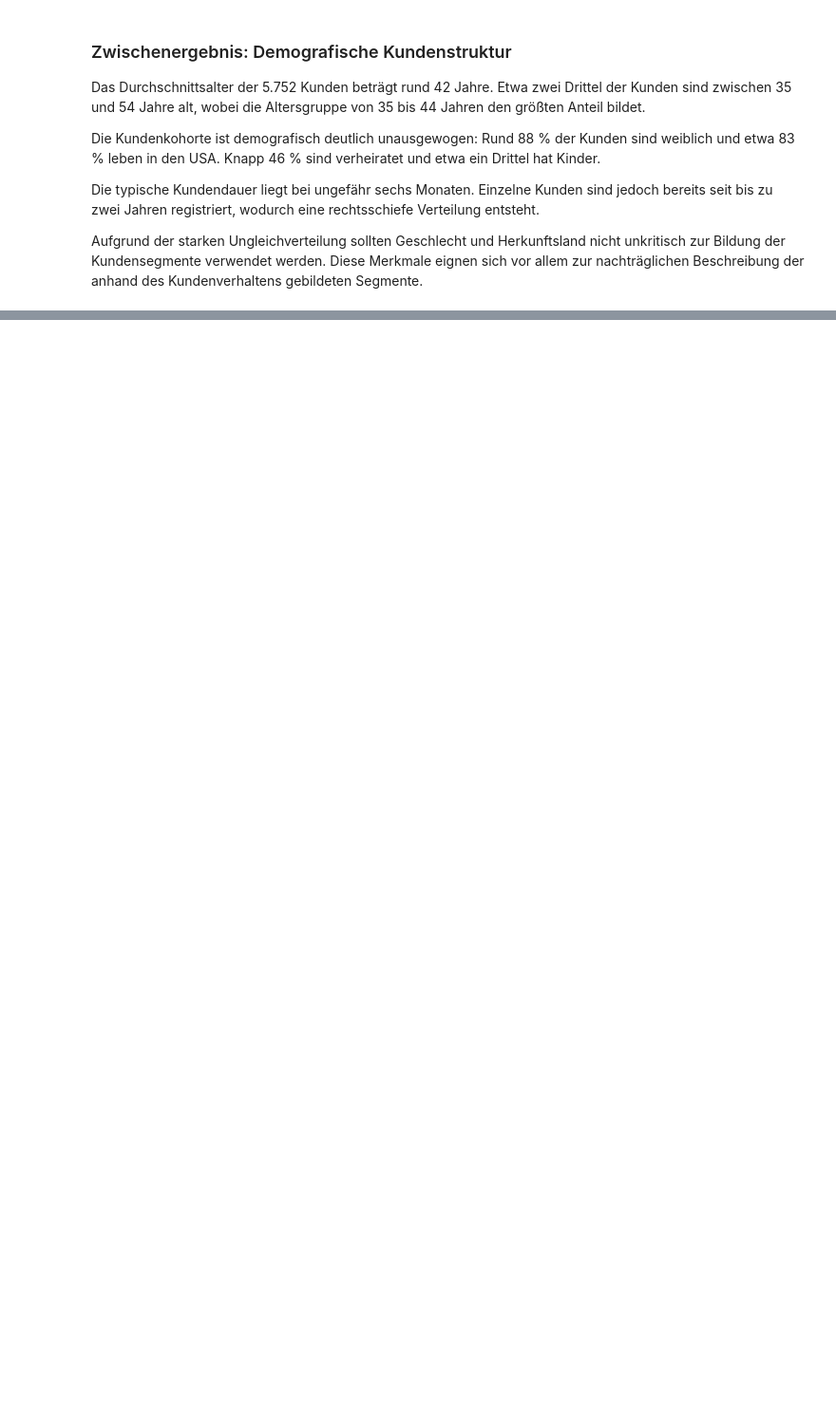
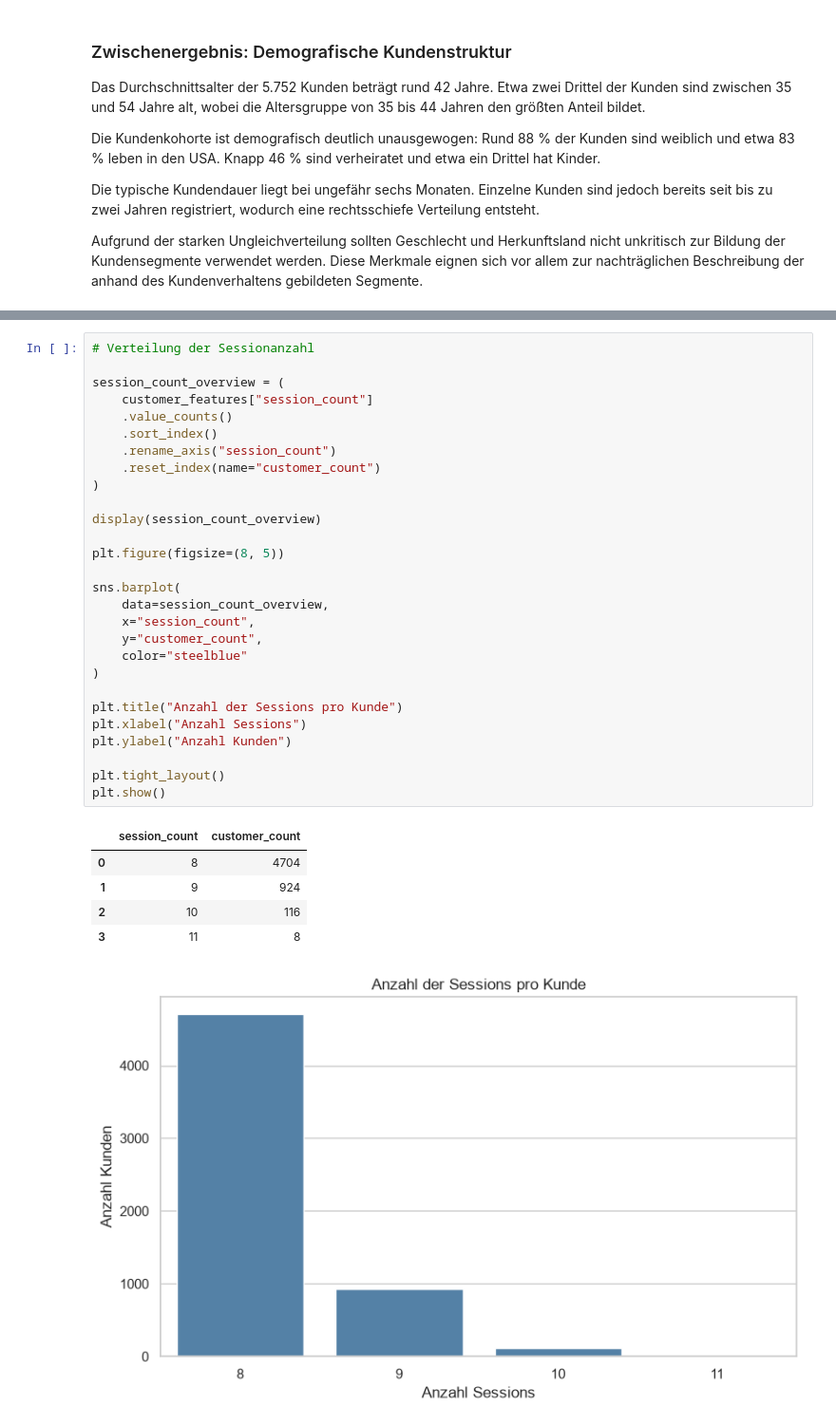
Before and after one commit to norawinkler/traveltide-customer-segmentation, a Jupyter notebook: notebooks/02_exploratory_data_analysis.ipynb, the cells around one changed output, grey strips where cells are left out. Shown at 95% size. Cells and saved outputs as stored; diff of their text form; blank space fills up the shorter version.

```diff
--- a/notebooks/02_exploratory_data_analysis.ipynb
+++ b/notebooks/02_exploratory_data_analysis.ipynb
@@ -368,0 +419,35 @@ des Kundenverhaltens gebildeten Segmente.
+# %%
+# Verteilung der Sessionanzahl
+
+session_count_overview = (
+    customer_features["session_count"]
+    .value_counts()
+    .sort_index()
+    .rename_axis("session_count")
+    .reset_index(name="customer_count")
+)
+
+display(session_count_overview)
+
+plt.figure(figsize=(8, 5))
+
+sns.barplot(
+    data=session_count_overview,
+    x="session_count",
+    y="customer_count",
+    color="steelblue"
+)
+
+plt.title("Anzahl der Sessions pro Kunde")
+plt.xlabel("Anzahl Sessions")
+plt.ylabel("Anzahl Kunden")
+
+plt.tight_layout()
+plt.show()
+# %% [output]
+|  | session_count | customer_count |
+| 0 | 8 | 4704 |
+| 1 | 9 | 924 |
+| 2 | 10 | 116 |
+| 3 | 11 | 8 |
+[figure, added]
```
Also changed, not shown: parts of 17 cells of this notebook.
